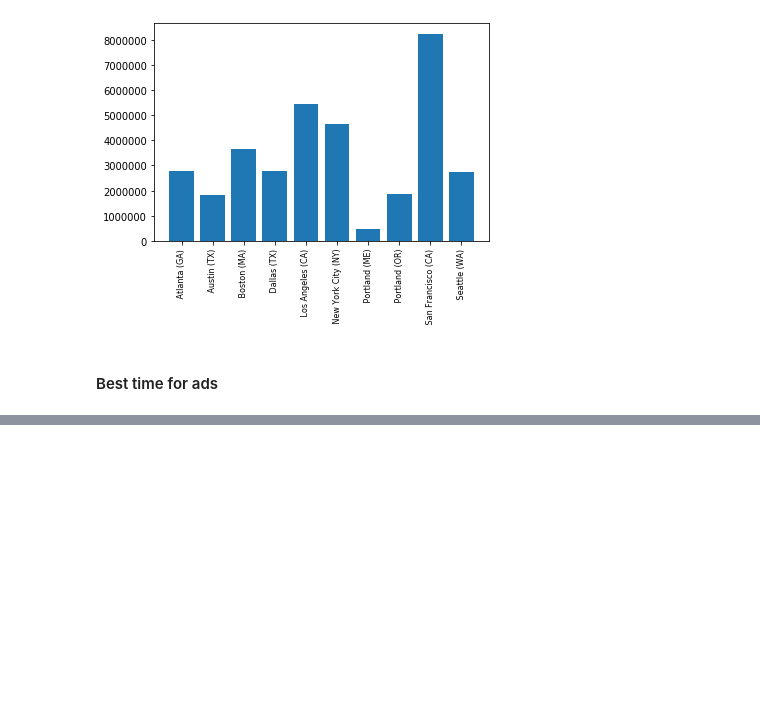
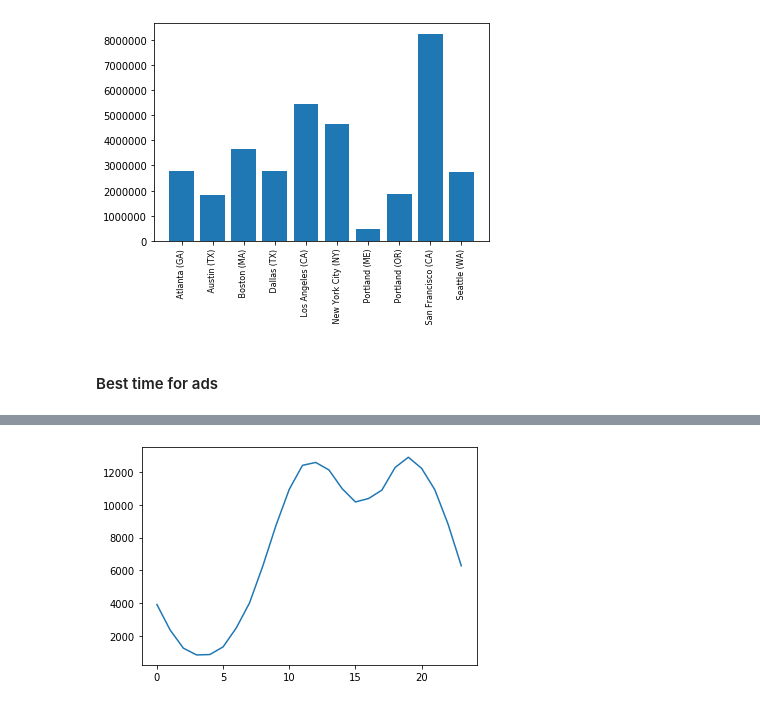
Before and after one commit to Justduzi/Sales-Analysis, a Jupyter notebook: Sales_analysis.ipynb, the cells around one changed output, grey strips where cells are left out. Saved outputs shown, nothing was run; the diff lists cells and outputs as text; code cells hidden in the pictures; blank space fills up the shorter version.

```diff
--- a/Sales_analysis.ipynb
+++ b/Sales_analysis.ipynb
@@ -211,3 +211,7 @@ sales_data.head()
 | 3 | 176560 | Google Phone | 1 | 600.00 | 2019-04-12 14:38:00 | 669 Spruce St, Los Angeles, CA 90001 | 4 | 600.00 | ... |
 | 4 | 176560 | Wired Headphones | 1 | 11.99 | 2019-04-12 14:38:00 | 669 Spruce St, Los Angeles, CA 90001 | 4 | 11.99 | ... |
 | 5 | 176561 | Wired Headphones | 1 | 11.99 | 2019-04-30 09:27:00 | 333 8th St, Los Angeles, CA 90001 | 4 | 11.99 | ... |
+# %%
+sales_data["Order Hour"] = sales_data["Order Date"].dt.hour
+sales_data["Order Minute"] =sales_data["Order Date"].dt.minute
+sales_data.head()
@@ -213,0 +225,3 @@ sales_data.head()
+# %%
+hour=sales_data.groupby("Order Hour",as_index=False).count()
+hour
@@ -213,0 +246,5 @@ sales_data.head()
+# %%
+plt.plot(hour["Order Hour"], hour["Product"])
+plt.show()
+# %% [output]
+[figure, added]
```
Also changed, not shown: parts of 6 cells of this notebook.
